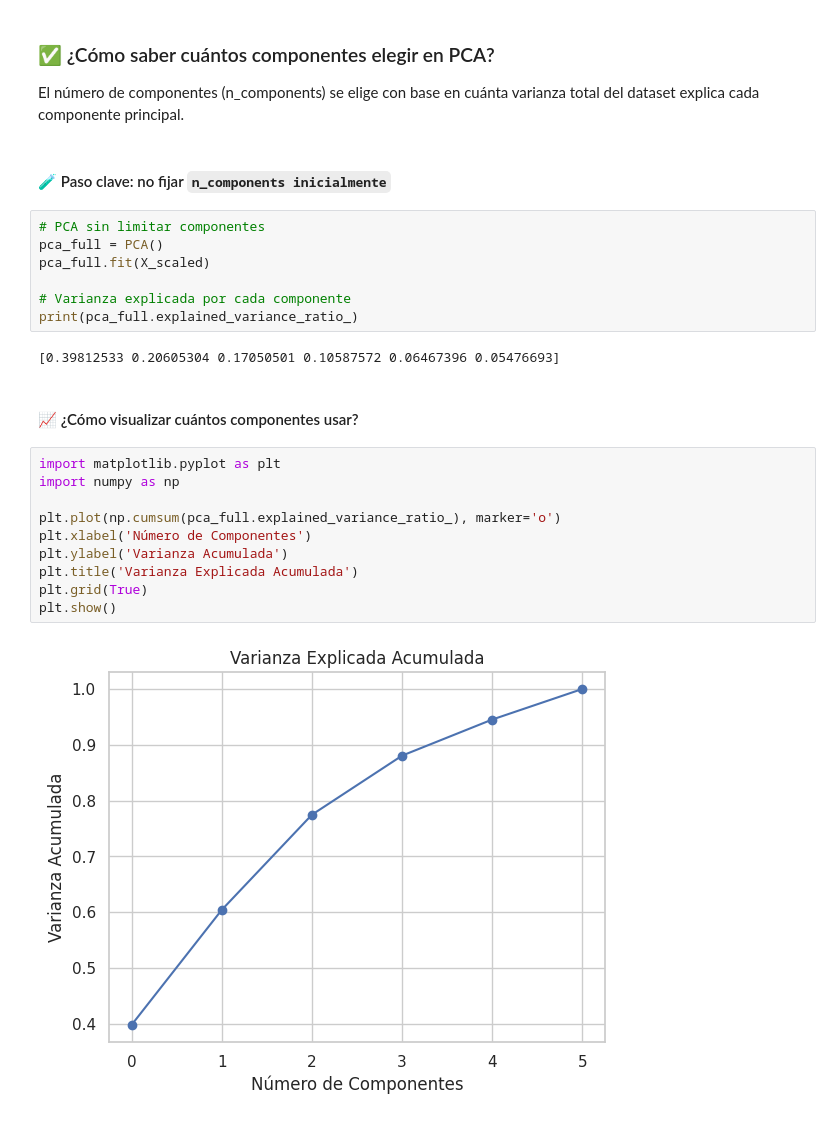
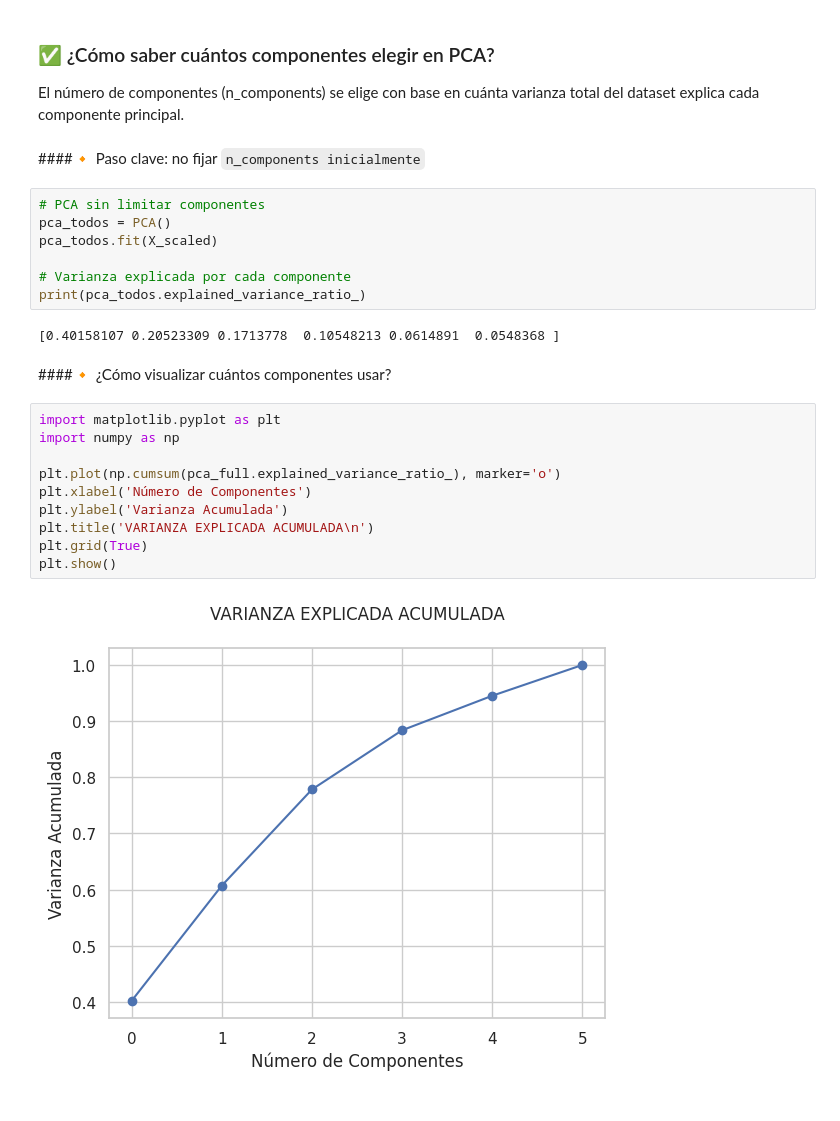
Before and after one commit to JohannaTejada/DiplomadoIA, a Jupyter notebook: 1_TalentoTech_IA_Explorador_Problemas_Mision_1.ipynb, the cells around one changed output. Cells and saved outputs as stored; diff of their text form.

```diff
--- a/1_TalentoTech_IA_Explorador_Problemas_Mision_1.ipynb
+++ b/1_TalentoTech_IA_Explorador_Problemas_Mision_1.ipynb
@@ -1856,30 +1992,30 @@ print(pca_full.explained_variance_ratio_)
 
 El número de componentes (n_components) se elige con base en cuánta varianza total del dataset explica cada componente principal.
 # %% [markdown]
-#### 🧪 Paso clave: no fijar `n_components inicialmente`
+####🔸 Paso clave: no fijar `n_components inicialmente`
 # %%
 # PCA sin limitar componentes
-pca_full = PCA()
-pca_full.fit(X_scaled)
+pca_todos = PCA()
+pca_todos.fit(X_scaled)
 
 # Varianza explicada por cada componente
-print(pca_full.explained_variance_ratio_)
+print(pca_todos.explained_variance_ratio_)
 # %% [output]
-[0.39812533 0.20605304 0.17050501 0.10587572 0.06467396 0.05476693]
+[0.40158107 0.20523309 0.1713778  0.10548213 0.0614891  0.0548368 ]
 # %% [markdown]
-#### 📈 ¿Cómo visualizar cuántos componentes usar?
+####🔸 ¿Cómo visualizar cuántos componentes usar?
 # %%
 import matplotlib.pyplot as plt
 import numpy as np
 
 plt.plot(np.cumsum(pca_full.explained_variance_ratio_), marker='o')
 plt.xlabel('Número de Componentes')
 plt.ylabel('Varianza Acumulada')
-plt.title('Varianza Explicada Acumulada')
+plt.title('VARIANZA EXPLICADA ACUMULADA\n')
 plt.grid(True)
 plt.show()
 # %% [output]
-[figure, old version]
+[figure, new version]
 # %%
 pca = PCA(n_components=6)
 pca.fit(X_scaled)
```
Also changed, not shown: parts of 42 cells of this notebook.
